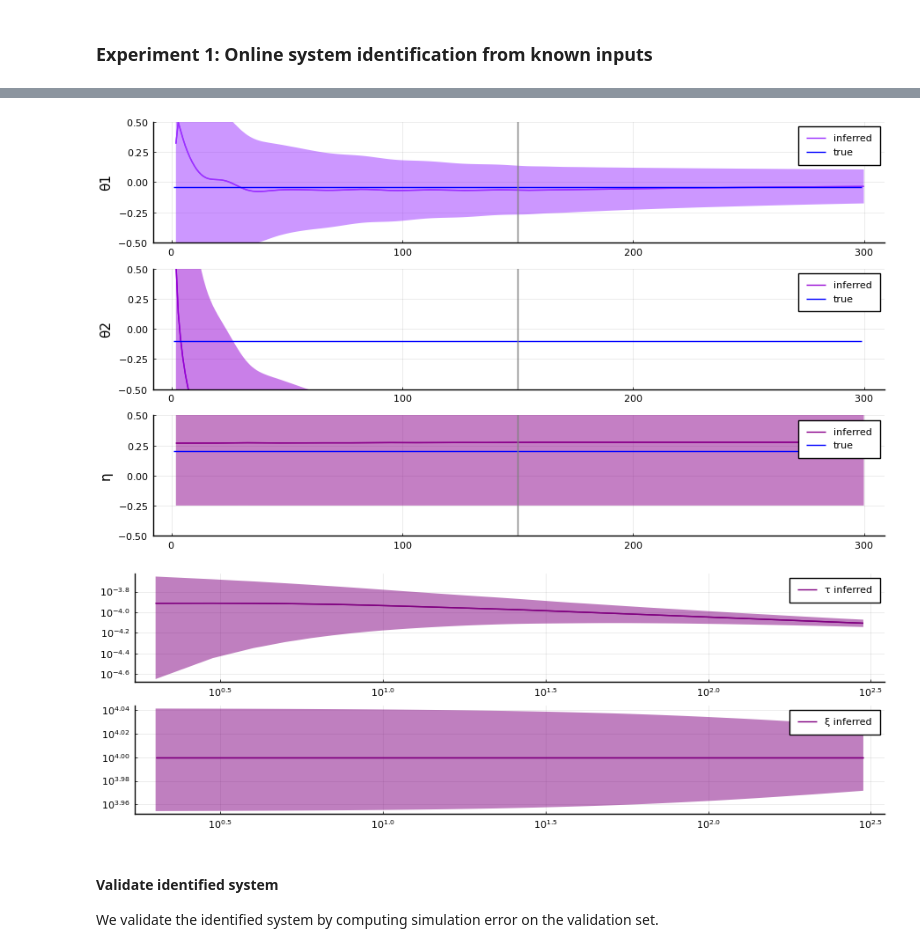
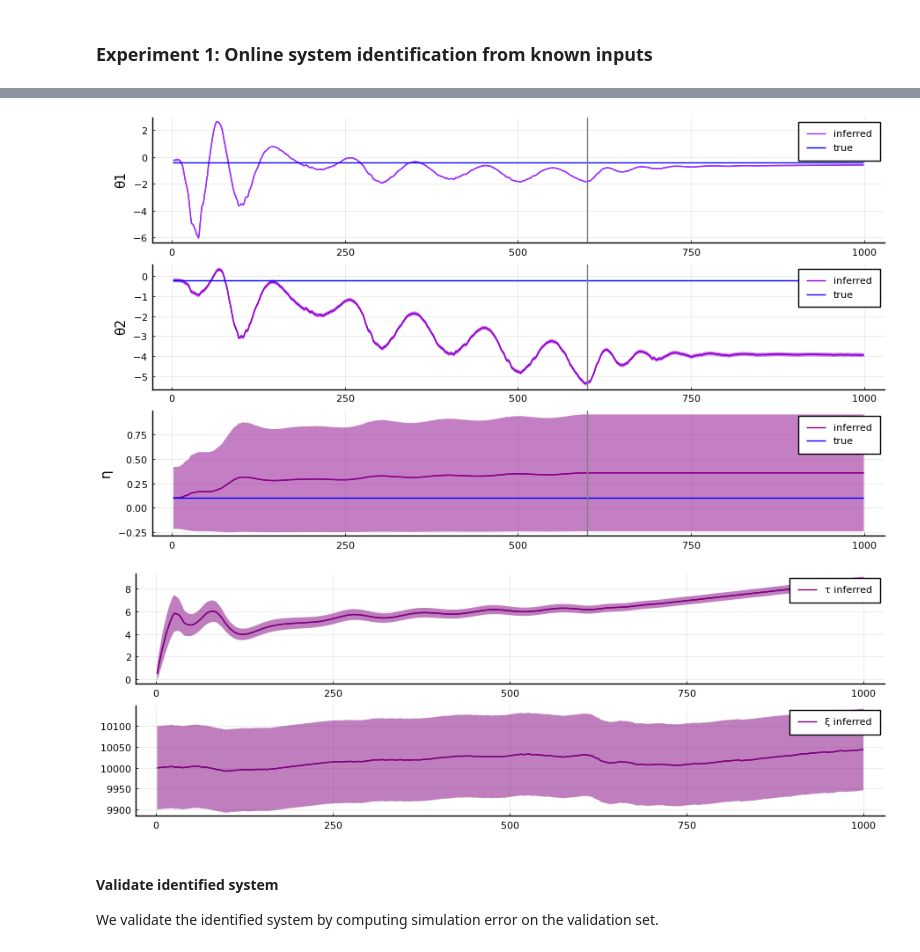
Before and after one commit to wmkouw/actinf-oscillator, a Jupyter notebook: demo_ActInf-GFX-oscillator.ipynb, the cells around one changed output, grey strips where cells are left out. Saved outputs shown, nothing was run; the diff lists cells and outputs as text; code cells hidden in the pictures.

```diff
--- a/demo_ActInf-GFX-oscillator.ipynb
+++ b/demo_ActInf-GFX-oscillator.ipynb
@@ -67,12 +67,12 @@ using Colors
 pyplot();
 # %%
 # Sampling step size
-Δt = 1.0
+Δt = 0.1
 
 # Physical parameters
-m = 5.0
-c = 0.5
-k = 0.2
+m = 10.0
+c = 2.0
+k = 4.0
 
 # Measurement noise precision
 ξ_true = 1e4
@@ -263,8 +263,8 @@ eval(Meta.parse(algorithmSourceCode(algo)));
 ### Experiment 1: Online system identification from known inputs
 # %%
 # Time horizon
-T = 300
-stop = T-150
+T = 1000
+stop = T-400
 
 # Design input signal
-input = [cos.((1:stop)./ (3*π)); zeros(length(stop+1:T),)];
+input = [cos.(Δt .*(1:stop)./π); zeros(length(stop+1:T),)];
@@ -376,42 +373,39 @@ plot(p201, p202, p203, layout=(3,1), size=(900,600))
 # %%
 # First state coefficient
 p201 = plot(2:T, est_coeffs[1][2:T,1], color="purple1", ylabel="θ1", label="inferred")
 plot!(2:T, est_coeffs[1][2:T,1], ribbon=[sqrt.(est_coeffs[2][2:T,1]), sqrt.(est_coeffs[2][2:T,1])], color="purple1", label="")
 plot!(θ_true[1]*ones(T-1,), label="true", color="blue")
 vline!([stop], color="gray", label="")
-ylims!((-.5, .5))
 
 # Second state coefficient
 p202 = plot(2:T, est_coeffs[1][2:T,2], color="darkviolet", ylabel="θ2", label="inferred")
 plot!(2:T, est_coeffs[1][2:T,2], ribbon=[sqrt.(est_coeffs[2][2:T,2]), sqrt.(est_coeffs[2][2:T,2])], color="darkviolet", label="")
 plot!(θ_true[2]*ones(T-1,), label="true", color="blue")
 vline!([stop], color="gray", label="")
-ylims!((-.5, .5))
 
 # Control coefficient
 p203 = plot(2:T, est_coeffs[1][2:T,3], color="darkmagenta", ylabel="η", label="inferred")
 plot!(2:T, est_coeffs[1][2:T,3], ribbon=[sqrt.(est_coeffs[2][2:T,3]), sqrt.(est_coeffs[2][2:T,3])], color="darkmagenta", label="")
 plot!(η_true*ones(T-1,), label="true", color="blue")
 vline!([stop], color="gray", label="")
-ylims!((-.5, .5))
 
 plot(p201,p202,p203, layout=(3,1), size=(900,500))
 # %% [output]
-[figure, old version]
+[figure, new version]
 # %%
 # Process noise precision
-p401 = plot(2:T, est_noises[1][2:T,1], color="purple", label="τ inferred", scale=:log10)
+p401 = plot(2:T, est_noises[1][2:T,1], color="purple", label="τ inferred")
 plot!(2:T, est_noises[1][2:T,1], ribbon=[sqrt.(est_noises[2][2:T,1]), sqrt.(est_noises[2][2:T,1])], color="purple", label="")
 # plot!(ξ_true[1]*ones(T-2,), label="ξ true", color="green")
 
 # Measurement noise precision
-p402 = plot(2:T, est_noises[1][2:T,2], color="purple", label="ξ inferred", scale=:log10)
+p402 = plot(2:T, est_noises[1][2:T,2], color="purple", label="ξ inferred")
 plot!(2:T, est_noises[1][2:T,2], ribbon=[sqrt.(est_noises[2][2:T,2]), sqrt.(est_noises[2][2:T,2])], color="purple", label="")
 # plot!(ξ_true[1]*ones(T-2,), label="ξ true", color="green")
 
 plot(p401, p402, layout=(2,1), size=(900,300))
 # %% [output]
-[figure, old version]
+[figure, new version]
 # %% [markdown]
 #### Validate identified system
 
```
Also changed, not shown: parts of 18 cells of this notebook, 5 other files.
